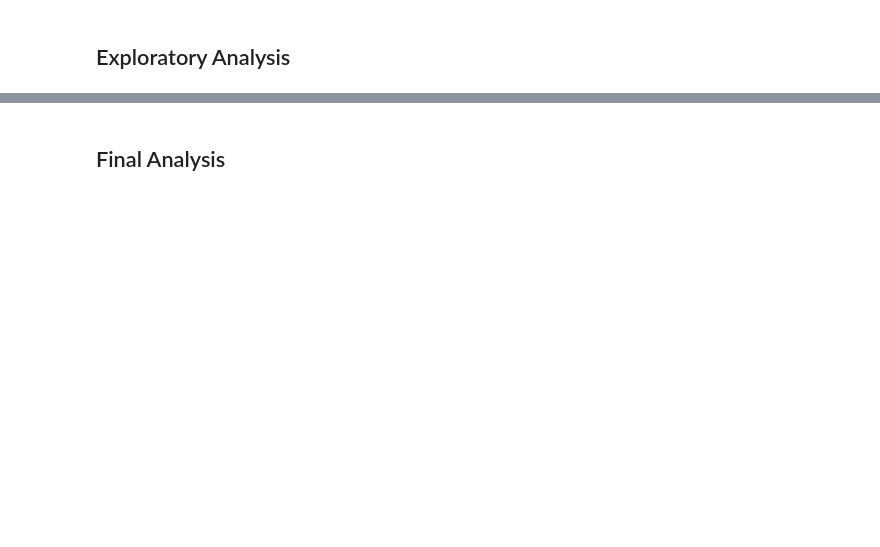
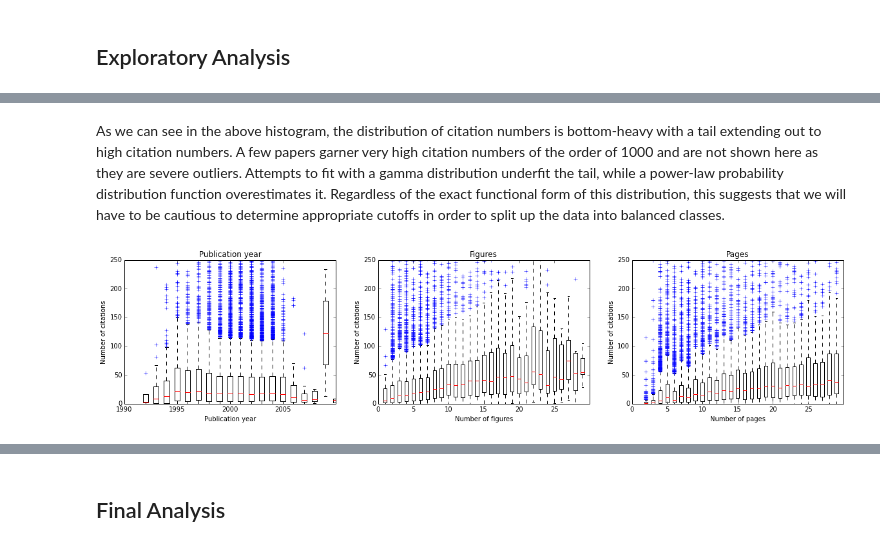
Before and after one commit to ahuja0007/team_citation, a Jupyter notebook: process_book.ipynb, the cells around one changed output, grey strips where cells are left out. Drawn from its saved outputs; the diff is of its cells as text; code cells hidden in the pictures; blank space fills up the shorter version.

```diff
--- a/process_book.ipynb
+++ b/process_book.ipynb
@@ -26,0 +109,55 @@ Beyond paper metadata, we are also interested in how the authors' past history i
+# %% [markdown]
+As we can see in the above histogram, the distribution of citation numbers is bottom-heavy with a tail extending out to high citation numbers. A few papers garner very high citation numbers of the order of 1000 and are not shown here as they are severe outliers. Attempts to fit with a gamma distribution underfit the tail, while a power-law probability distribution function overestimates it. Regardless of the exact functional form of this distribution, this suggests that we will have to be cautious to determine appropriate cutoffs in order to split up the data into balanced classes.
+# %%
+# Creating boxplots
+
+years_of_interest = np.arange(1990,2010)
+years_list = []
+for i in years_of_interest:
+    subdf = df[df.Year.values == i]
+    years_list.append(np.array(subdf.Citation_count.values))
+
+figs_list = []
+pages_list = []
+for i in np.arange(1,30):
+    subdf1 = df[df.Figures == i]
+    figs_list.append(np.array(subdf1.Citation_count.values))
+    subdf2 = df[df.Pages == i]
+    pages_list.append(np.array(subdf2.Citation_count.values))
+
+
+# Plotting
+fig = plt.figure(figsize=(20,4))
+
+ax1 = fig.add_subplot(131, xlabel='Year', ylabel='singles rate')
+box = ax1.boxplot(years_list)
+plt.axis([0,20,0,250])
+pylab.xticks(np.arange(0,20,5), np.arange(0,20,5)+1990)
+plt.setp(box['whiskers'], color='black')
+plt.setp(box['boxes'], color='black')
+plt.title('Publication year')
+plt.xlabel("Publication year")
+plt.ylabel("Number of citations")
+
+ax2 = fig.add_subplot(132, xlabel='Year', ylabel='singles rate')
+box = ax2.boxplot(figs_list)
+plt.axis([0,30,0,250])
+pylab.xticks(np.arange(0,30,5), np.arange(0,30,5))
+plt.setp(box['whiskers'], color='black')
+plt.setp(box['boxes'], color='black')
+plt.title('Figures')
+plt.xlabel("Number of figures")
+plt.ylabel("Number of citations")
+
+ax3 = fig.add_subplot(133, xlabel='Year', ylabel='singles rate')
+box = ax3.boxplot(pages_list)
+plt.axis([0,30,0,250])
+pylab.xticks(np.arange(0,30,5), np.arange(0,30,5))
+plt.setp(box['whiskers'], color='black')
+plt.setp(box['boxes'], color='black')
+plt.title('Pages')
+plt.xlabel("Number of pages")
+plt.ylabel("Number of citations")
+plt.show()
+# %% [output]
+[figure, added]
```
Also changed, not shown: parts of 10 cells of this notebook.
